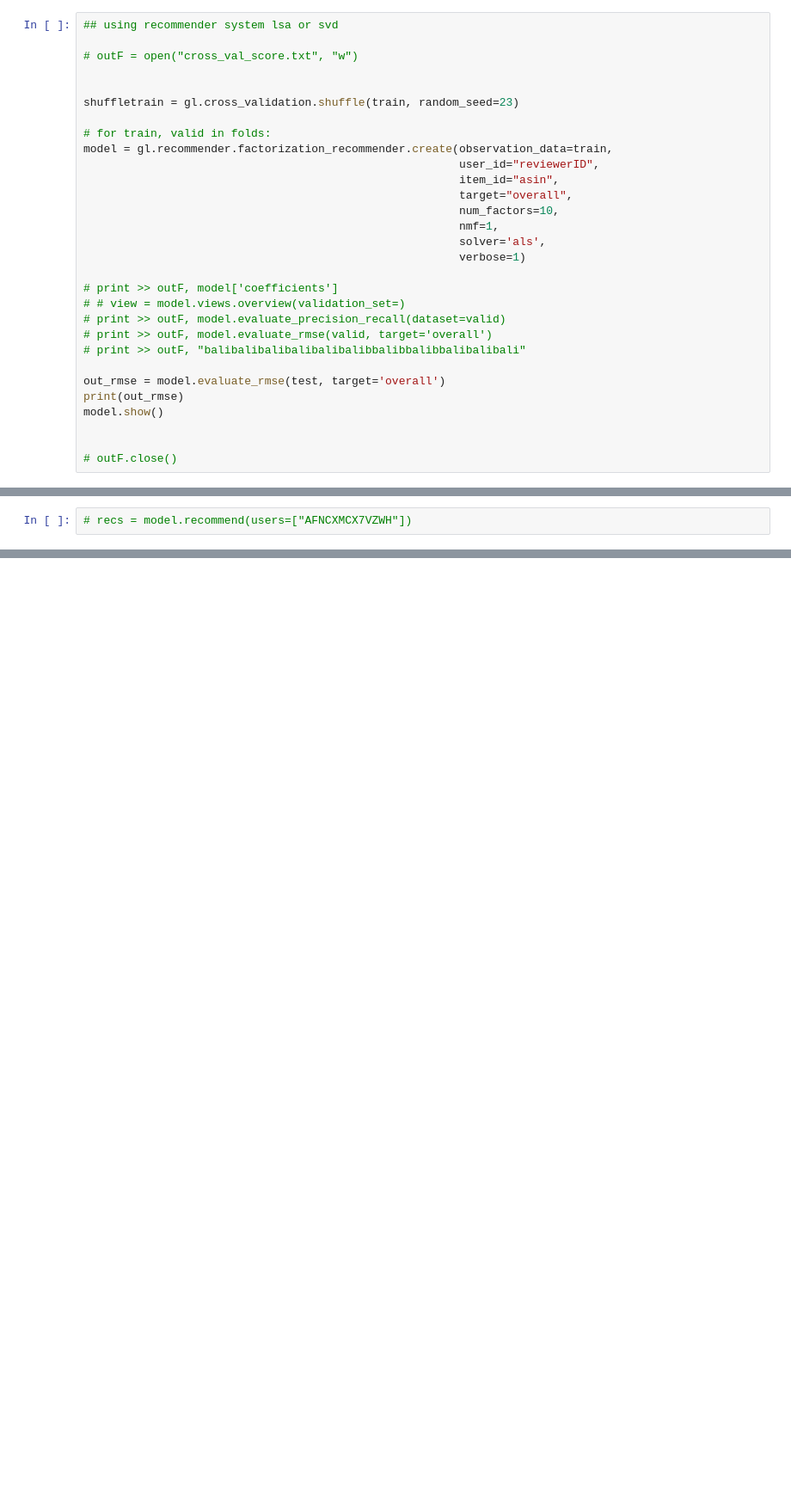
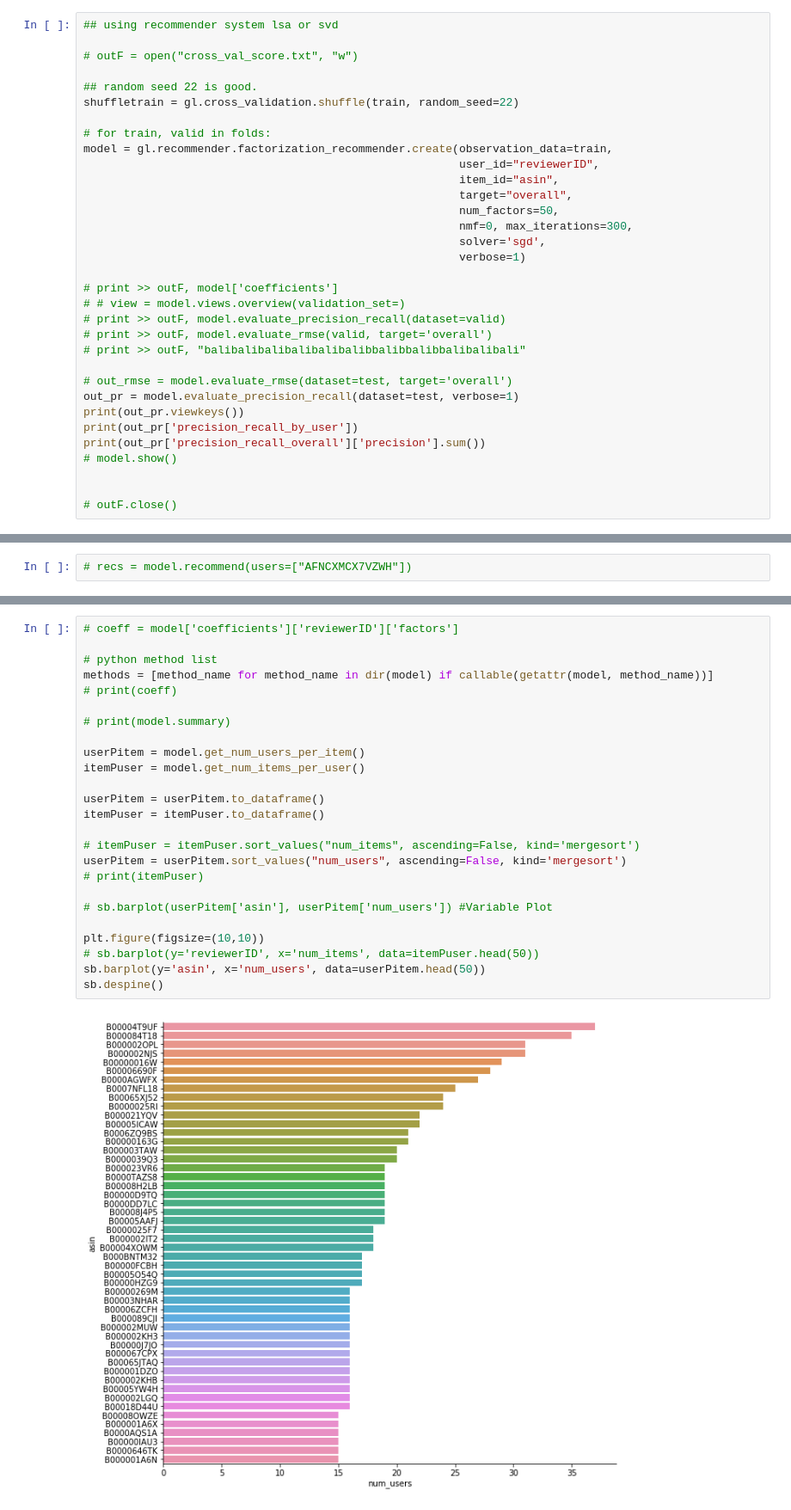
Before and after one commit to thebali/research2, a Jupyter notebook: code/graph-code/latentmodels-music.ipynb, the cells around one changed output, grey strips where cells are left out. Shown: that part at 86% size. Drawn from its saved outputs; the diff is of its cells as text; blank space fills up the shorter version.

```diff
--- a/code/graph-code/latentmodels-music.ipynb
+++ b/code/graph-code/latentmodels-music.ipynb
@@ -46,17 +48,17 @@ Canvas is updated and available in a tab in the default browser.
 
 # outF = open("cross_val_score.txt", "w")
 
-
-shuffletrain = gl.cross_validation.shuffle(train, random_seed=23)
+## random seed 22 is good.
+shuffletrain = gl.cross_validation.shuffle(train, random_seed=22)
 
 # for train, valid in folds:
 model = gl.recommender.factorization_recommender.create(observation_data=train,
                                                         user_id="reviewerID",
                                                         item_id="asin",
                                                         target="overall",
-                                                        num_factors=10,
-                                                        nmf=1,
-                                                        solver='als',
+                                                        num_factors=50,
+                                                        nmf=0, max_iterations=300,
+                                                        solver='sgd',
                                                         verbose=1)
 
 # print >> outF, model['coefficients']
@@ -65,9 +67,12 @@ model = gl.recommender.factorization_recommender.create(observation_data=train,
 # print >> outF, model.evaluate_rmse(valid, target='overall')
 # print >> outF, "balibalibalibalibalibalibbalibbalibbalibalibali"
 
-out_rmse = model.evaluate_rmse(test, target='overall')
-print(out_rmse)
-model.show()
+# out_rmse = model.evaluate_rmse(dataset=test, target='overall')
+out_pr = model.evaluate_precision_recall(dataset=test, verbose=1)
+print(out_pr.viewkeys())
+print(out_pr['precision_recall_by_user'])
+print(out_pr['precision_recall_overall']['precision'].sum())
+# model.show()
 
 
 # outF.close()
@@ -106,3 +124,30 @@ Training factorization_recommender for recommendations.
+# %%
+# coeff = model['coefficients']['reviewerID']['factors']
+
+# python method list
+methods = [method_name for method_name in dir(model) if callable(getattr(model, method_name))]
+# print(coeff)
+
+# print(model.summary)
+
+userPitem = model.get_num_users_per_item()
+itemPuser = model.get_num_items_per_user()
+
+userPitem = userPitem.to_dataframe()
+itemPuser = itemPuser.to_dataframe()
+
+# itemPuser = itemPuser.sort_values("num_items", ascending=False, kind='mergesort')
+userPitem = userPitem.sort_values("num_users", ascending=False, kind='mergesort')
+# print(itemPuser)
+
+# sb.barplot(userPitem['asin'], userPitem['num_users']) #Variable Plot
+
+plt.figure(figsize=(10,10))
+# sb.barplot(y='reviewerID', x='num_items', data=itemPuser.head(50))
+sb.barplot(y='asin', x='num_users', data=userPitem.head(50))
+sb.despine()
+# %% [output]
+[figure, added]
 # %%
 # using topic modelling
 
```
Also changed, not shown: parts of 8 cells of this notebook, 30 other files.
